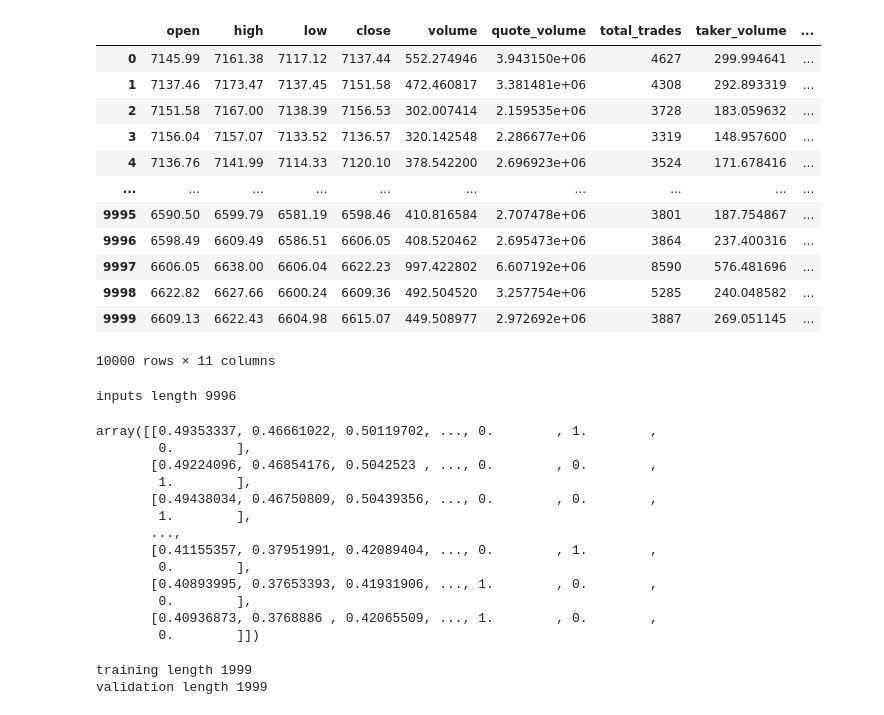
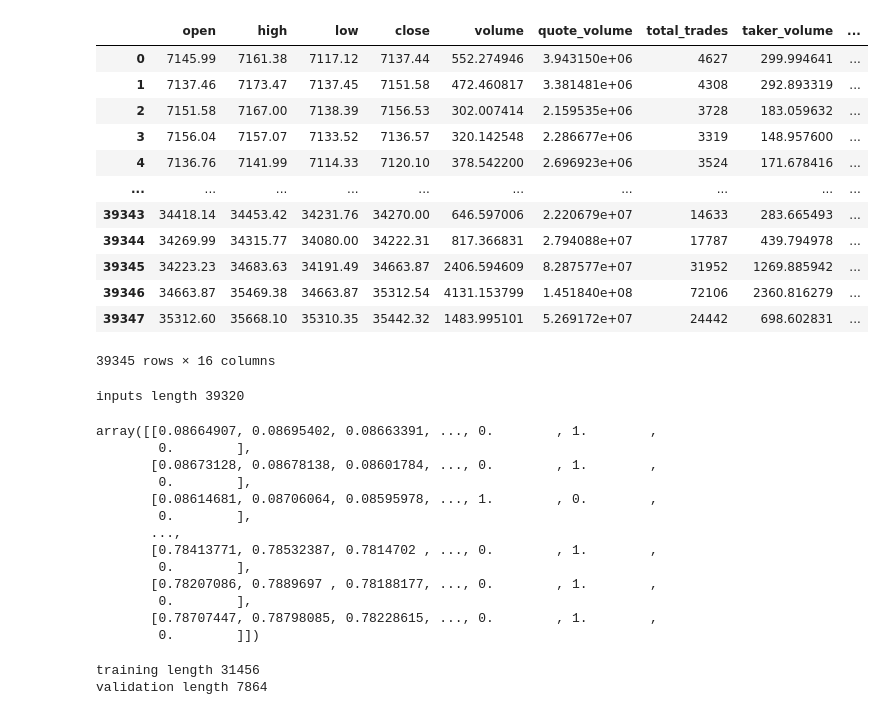
Before and after one commit to kaelzhang/DA-RNN-in-Tensorflow-2-and-PyTorch, a Jupyter notebook: notebook/train.ipynb, the cells around one changed output. Saved outputs shown, nothing was run; the diff lists cells and outputs as text; code cells hidden in the pictures.

```diff
--- a/notebook/train.ipynb
+++ b/notebook/train.ipynb
@@ -27,20 +48,31 @@ EPOCHS = 100
 # %%
 import pandas as pd
+from stock_pandas import StockDataFrame
 
-stock = pd.read_csv(root / 'data' / '15m.csv', index_col=0).drop(columns=['open_time', 'close_time'])
-
-print('length:', len(stock))
-
-print('columns:', stock.columns)
+stock = StockDataFrame(
+    pd.read_csv(root / 'data' / '15m.csv', index_col=0).drop(columns=['open_time', 'close_time'])
+)
 
 # Remove zero volumn records
 stock = stock[
     (stock != 0).all(axis=1)
 ].dropna()
 
-print('length after cleaned:', len(stock))
+original_columns = list(stock.columns)
+indicator_columns = []
 
-stock = stock.iloc[:10000]
+for indicator in INDICATORS:
+    stock[indicator]
+    name = stock.directive_stringify(indicator)
+
+    indicator_columns.append(name)
+
+    if indicator in PRICE_INDICATORS:
+        PRICE_COLUMNS.append(name)
+
+all_columns = original_columns + indicator_columns
+
+stock = stock[all_columns]
 
 stock
 # %% [output]
@@ -88,61 +139,54 @@ ranges
 # %%
-from stock_pandas import StockDataFrame
-
-
 def is_hhv(array) -> bool:
     return array[0] == array.max()
 
 
 def is_llv(array) -> bool:
     return array[0] == array.min()
 
-
-stock = StockDataFrame(stock)
 
 original_n = len(stock.columns)
 
 stock['is_hhv'] = stock.rolling_calc(
     PREDICTION_SIZE + 1,
     'high',
     is_hhv,
     True
 )
 
 stock['is_llv'] = stock.rolling_calc(
     PREDICTION_SIZE + 1,
     'low',
     is_llv,
     True
 )
 
 stock
 # %% [output]
 |  | open | high | low | close | volume | quote_volume | total_trades | taker_volume | ... |
 | 0 | 7145.99 | 7161.38 | 7117.12 | 7137.44 | 552.274946 | 3.943150e+06 | 4627 | 299.994641 | ... |
 | 1 | 7137.46 | 7173.47 | 7137.45 | 7151.58 | 472.460817 | 3.381481e+06 | 4308 | 292.893319 | ... |
 | 2 | 7151.58 | 7167.00 | 7138.39 | 7156.53 | 302.007414 | 2.159535e+06 | 3728 | 183.059632 | ... |
 | 3 | 7156.04 | 7157.07 | 7133.52 | 7136.57 | 320.142548 | 2.286677e+06 | 3319 | 148.957600 | ... |
 | 4 | 7136.76 | 7141.99 | 7114.33 | 7120.10 | 378.542200 | 2.696923e+06 | 3524 | 171.678416 | ... |
 | ... | ... | ... | ... | ... | ... | ... | ... | ... | ... |
-| 9995 | 6590.50 | 6599.79 | 6581.19 | 6598.46 | 410.816584 | 2.707478e+06 | 3801 | 187.754867 | ... |
-| 9996 | 6598.49 | 6609.49 | 6586.51 | 6606.05 | 408.520462 | 2.695473e+06 | 3864 | 237.400316 | ... |
-| 9997 | 6606.05 | 6638.00 | 6606.04 | 6622.23 | 997.422802 | 6.607192e+06 | 8590 | 576.481696 | ... |
-| 9998 | 6622.82 | 6627.66 | 6600.24 | 6609.36 | 492.504520 | 3.257754e+06 | 5285 | 240.048582 | ... |
-| 9999 | 6609.13 | 6622.43 | 6604.98 | 6615.07 | 449.508977 | 2.972692e+06 | 3887 | 269.051145 | ... |
+| 39343 | 34418.14 | 34453.42 | 34231.76 | 34270.00 | 646.597006 | 2.220679e+07 | 14633 | 283.665493 | ... |
+| 39344 | 34269.99 | 34315.77 | 34080.00 | 34222.31 | 817.366831 | 2.794088e+07 | 17787 | 439.794978 | ... |
+| 39345 | 34223.23 | 34683.63 | 34191.49 | 34663.87 | 2406.594609 | 8.287577e+07 | 31952 | 1269.885942 | ... |
+| 39346 | 34663.87 | 35469.38 | 34663.87 | 35312.54 | 4131.153799 | 1.451840e+08 | 72106 | 2360.816279 | ... |
+| 39347 | 35312.60 | 35668.10 | 35310.35 | 35442.32 | 1483.995101 | 5.269172e+07 | 24442 | 698.602831 | ... |
-10000 rows × 11 columns
+39345 rows × 16 columns
 # %%
 import numpy as np
 
 
-features = stock.to_numpy()[:-PREDICTION_SIZE]
+features = stock.to_numpy()[BOLL_PERIODS:-PREDICTION_SIZE]
 
 original_n = len(ranges)
 
 
-
-
 def normalize(value, index):
-    _, min_value, max_value = ranges[index]
+    min_value, max_value = ranges[index]
 
     return (value - min_value) / (max_value - min_value)
 
@@ -177,19 +221,19 @@ print('inputs length', len(features))
 
 features
 # %% [output]
-inputs length 9996
+inputs length 39320
-array([[0.49353337, 0.46661022, 0.50119702, ..., 0.        , 1.        ,
+array([[0.08664907, 0.08695402, 0.08663391, ..., 0.        , 1.        ,
         0.        ],
-       [0.49224096, 0.46854176, 0.5042523 , ..., 0.        , 0.        ,
-        1.        ],
-       [0.49438034, 0.46750809, 0.50439356, ..., 0.        , 0.        ,
-        1.        ],
+       [0.08673128, 0.08678138, 0.08601784, ..., 0.        , 1.        ,
+        0.        ],
+       [0.08614681, 0.08706064, 0.08595978, ..., 1.        , 0.        ,
+        0.        ],
        ...,
-       [0.41155357, 0.37951991, 0.42089404, ..., 0.        , 1.        ,
+       [0.78413771, 0.78532387, 0.7814702 , ..., 0.        , 1.        ,
         0.        ],
-       [0.40893995, 0.37653393, 0.41931906, ..., 1.        , 0.        ,
+       [0.78207086, 0.7889697 , 0.78188177, ..., 0.        , 1.        ,
         0.        ],
-       [0.40936873, 0.3768886 , 0.42065509, ..., 1.        , 0.        ,
+       [0.78707447, 0.78798085, 0.78228615, ..., 0.        , 1.        ,
         0.        ]])
 # %%
 def get_labels_from_features(features):
@@ -200,7 +244,7 @@ def split_by_ratio(features):
     length = len(features)
     validation_length = int(VALIDATION_RATIO * length)
 
-    return features[:validation_length], features[-validation_length:]
+    return features[:-validation_length], features[-validation_length:]
 
 
 training_features, validation_features = split_by_ratio(features)
@@ -208,8 +252,8 @@ training_features, validation_features = split_by_ratio(features)
 print('training length', len(training_features))
 print('validation length', len(validation_features))
 # %% [output]
-training length 1999
-validation length 1999
+training length 31456
+validation length 7864
 # %%
 import tensorflow as tf
 from get_rolling_window import rolling_window
```
Also changed, not shown: parts of 9 cells of this notebook, 1 other file.
